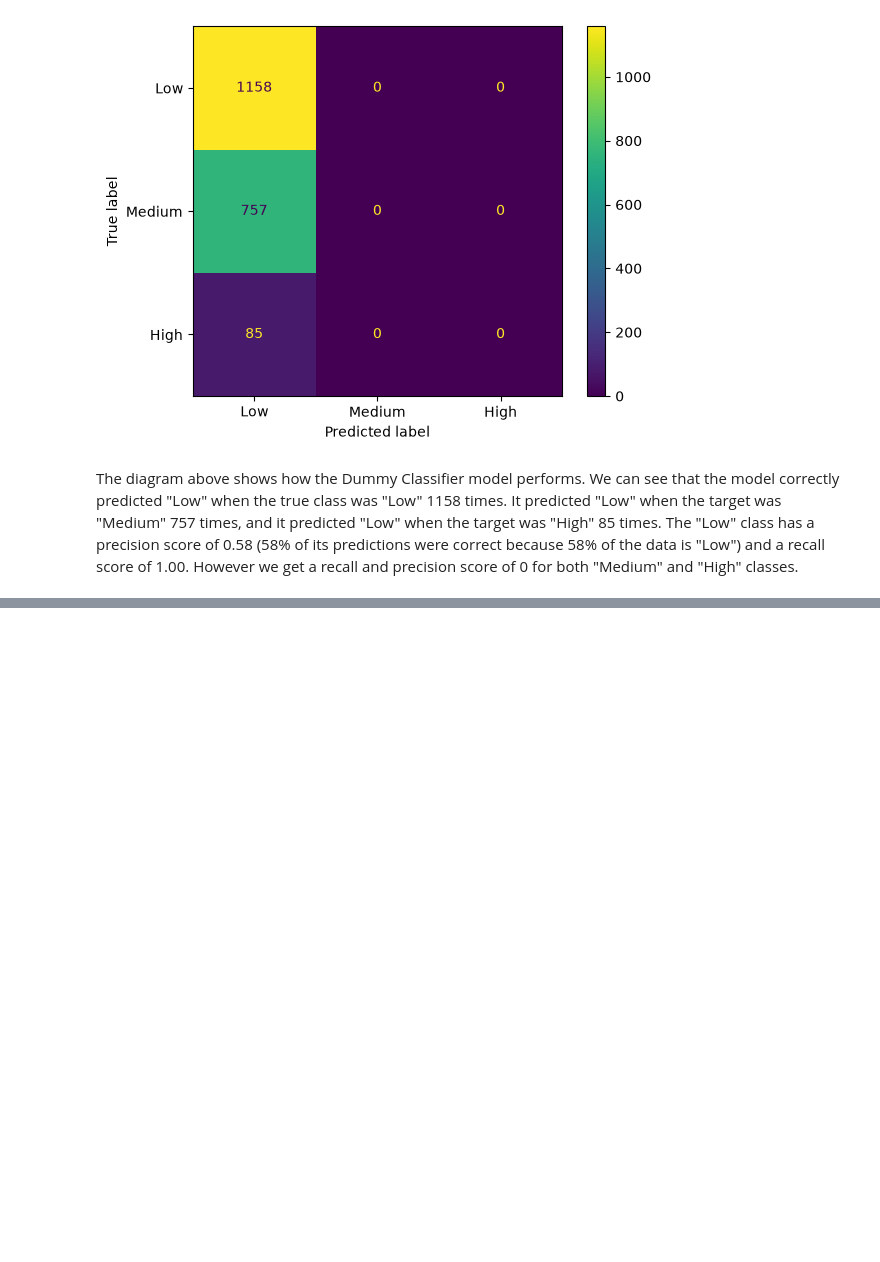
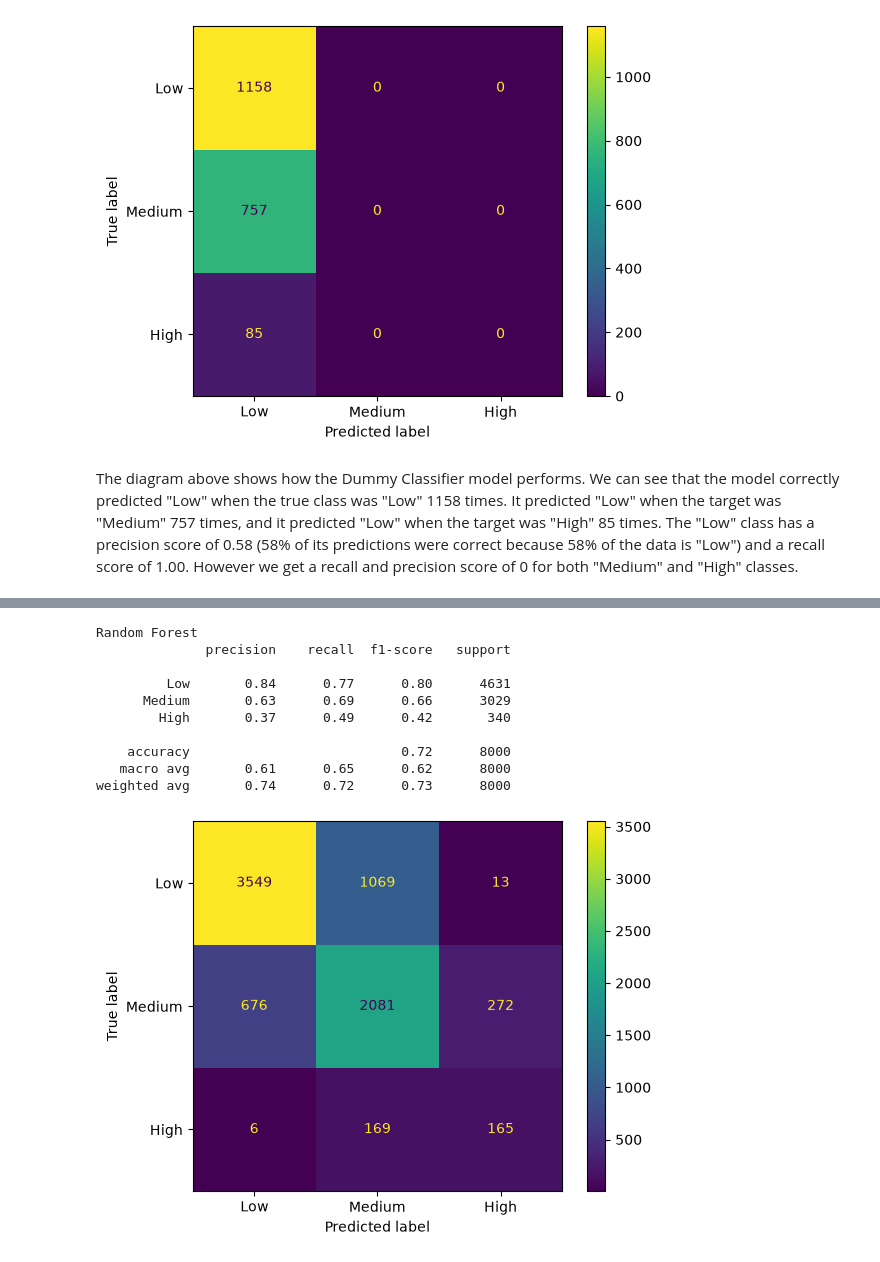
Before and after one commit to Mykkey/Wearable-Tech-Stress-Project, a Jupyter notebook: notebooks/01_data_audit_and_baseline.ipynb, the cells around one changed output, grey strips where cells are left out. Drawn from its saved outputs; the diff is of its cells as text; code cells hidden in the pictures; blank space fills up the shorter version.

Commit message:
milestone 3 work: added models to compare against baseline and did error analysis on where their performance dropped

```diff
--- a/notebooks/01_data_audit_and_baseline.ipynb
+++ b/notebooks/01_data_audit_and_baseline.ipynb
@@ -239,0 +256,16 @@ The diagram above shows how the Dummy Classifier model performs. We can see that
+# %%
+models = {
+    "Dummy baseline": DummyClassifier(strategy = "most_frequent"),
+    "Logisitic Regression": LogisticRegression(max_iter = 1000, class_weight = "balanced", random_state = SEED),
+    "Decision Tree": DecisionTreeClassifier(max_depth = 5, class_weight = "balanced", random_state = SEED),
+    "Random Forest": RandomForestClassifier(n_estimators = 200, max_depth = 10, class_weight = "balanced", random_state = SEED, n_jobs = -1)
+}
+
+rows = {}
+for name, model in  models.items():
+    pipe = Pipeline([("prep", preprocess), ("clf", model)])
+    r = cross_validate(pipe, X_train, y_train, cv = cv, scoring = scoring)
+    rows[name] = {metric: r["test_" + metric].mean() for metric in scoring}
+
+results_table = pd.DataFrame(rows).T.round(3)
+results_table
@@ -239,0 +280,21 @@ The diagram above shows how the Dummy Classifier model performs. We can see that
+# %%
+best_name = results_table["macro_f1"].idxmax()
+best_pipe = Pipeline([("prep", preprocess), ("clf", models[best_name])])
+cv_pred = cross_val_predict(best_pipe, X_train, y_train, cv = cv)
+
+print(best_name)
+print(classification_report(y_train, cv_pred, labels = ["Low", "Medium", "High"], zero_division = 0))
+ConfusionMatrixDisplay.from_predictions(y_train, cv_pred, labels = ["Low", "Medium", "High"])
+plt.show()
+# %% [output]
+Random Forest
+              precision    recall  f1-score   support
+
+         Low       0.84      0.77      0.80      4631
+      Medium       0.63      0.69      0.66      3029
+        High       0.37      0.49      0.42       340
+
+    accuracy                           0.72      8000
+   macro avg       0.61      0.65      0.62      8000
+weighted avg       0.74      0.72      0.73      8000
+[figure, added]
```
Also changed, not shown: parts of 9 cells of this notebook.
